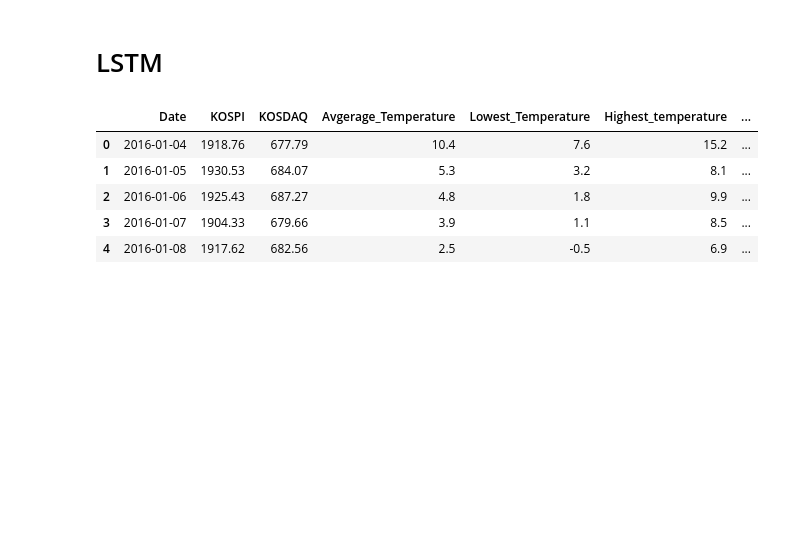
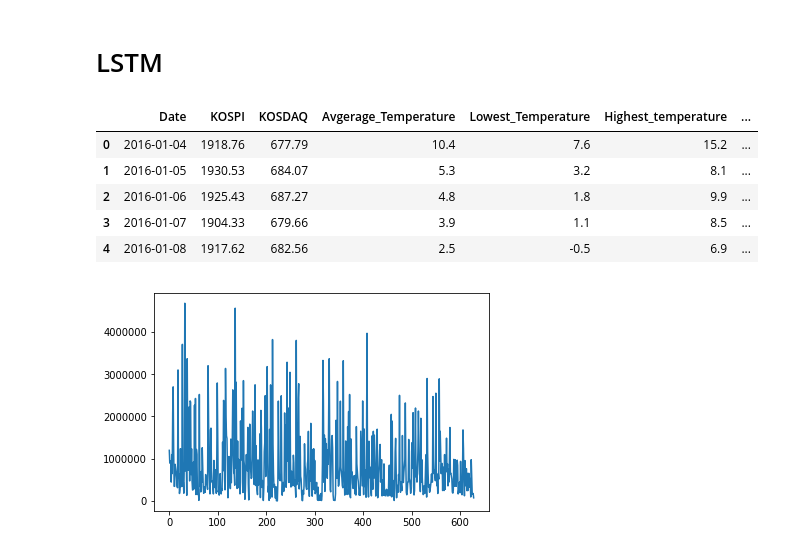
Before and after one commit to jhun0324/DL-Tutorial, a Jupyter notebook: data.ipynb, the cells around one changed output. Saved outputs shown, nothing was run; the diff lists cells and outputs as text; code cells hidden in the pictures; blank space fills up the shorter version.

```diff
--- a/data.ipynb
+++ b/data.ipynb
@@ -91,3 +93,9 @@ df.head()
 | 2 | 2016-01-06 | 1925.43 | 687.27 | 4.8 | 1.8 | 9.9 | ... |
 | 3 | 2016-01-07 | 1904.33 | 679.66 | 3.9 | 1.1 | 8.5 | ... |
 | 4 | 2016-01-08 | 1917.62 | 682.56 | 2.5 | -0.5 | 6.9 | ... |
+# %%
+revenue = df['Revenue']
+plt.plot(revenue)
+plt.show()
+# %% [output]
+[figure, added]
```
Also changed, not shown: parts of 5 cells of this notebook.
